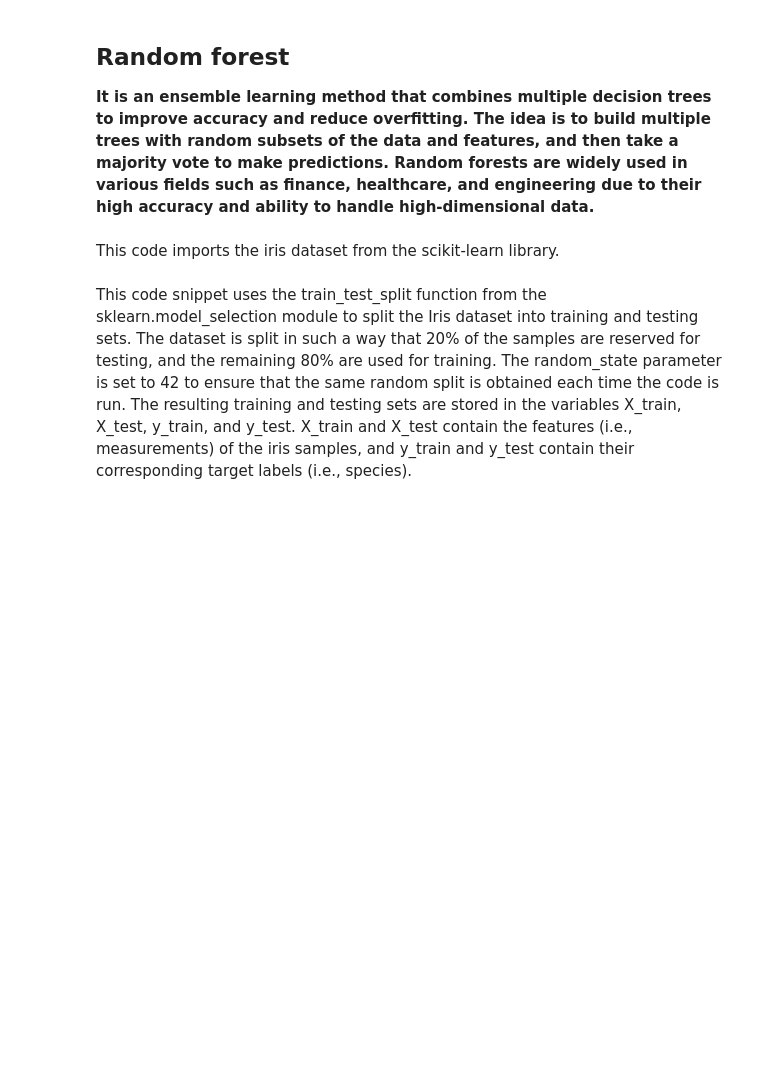
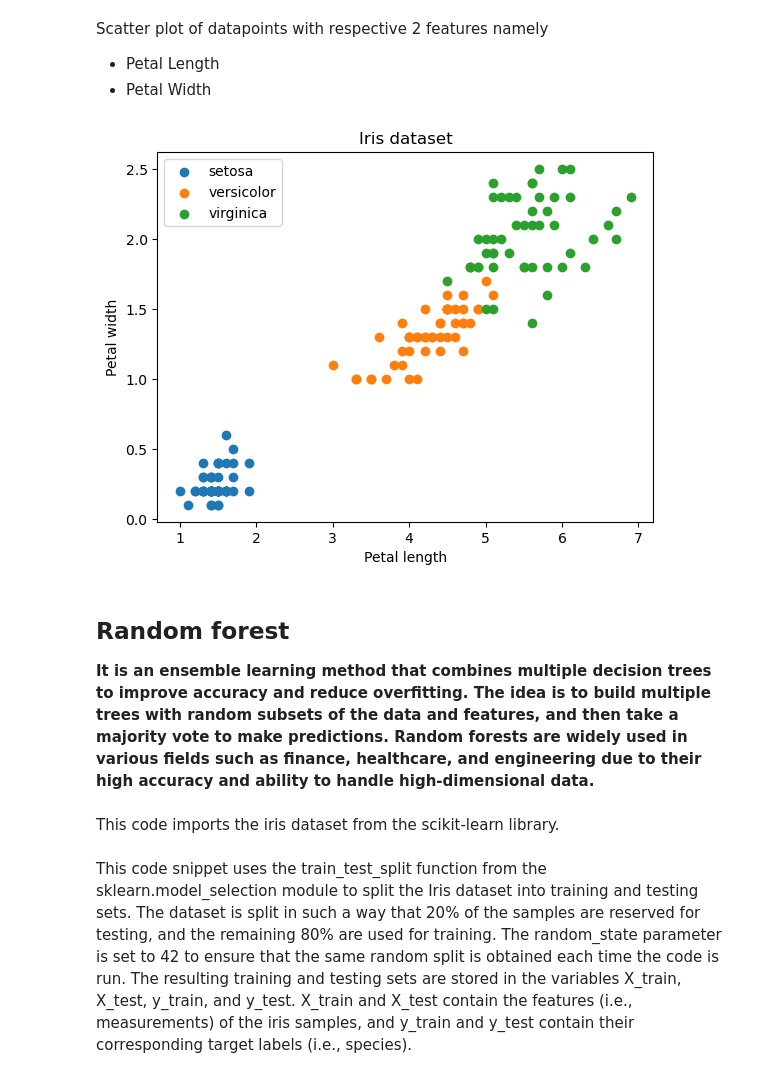
Before and after one commit to foobar41/Machine-Learning-assign, a Jupyter notebook: classification/classify_random_forest.ipynb, the cells around one changed output. Drawn from its saved outputs; the diff is of its cells as text; code cells hidden in the pictures; blank space fills up the shorter version.

```diff
--- a/classification/sklearn_random_forest.ipynb
+++ b/classification/classify_random_forest.ipynb
@@ -1,3 +52,22 @@
+# %% [markdown]
+Scatter plot of datapoints with respective 2 features namely
+ - Petal Length
+ - Petal Width
+# %%
+# Plot each class with different colors
+for i in range(iris.target_names.shape[0]):
+    plt.scatter(iris.data[iris.target==i, 2], iris.data[iris.target==i, 3], label=iris.target_names[i])
+
+# Set plot labels
+plt.xlabel('Petal length')
+plt.ylabel('Petal width')
+plt.title('Iris dataset')
+
+# Show plot
+plt.legend()
+plt.show()
+# %% [output]
+[figure, added]
 # %% [markdown]
 ## Random forest
 **It is an ensemble learning method that combines multiple decision trees to improve accuracy and reduce overfitting. The idea is to build multiple trees with random subsets of the data and features, and then take a majority vote to make predictions. Random forests are widely used in various fields such as finance, healthcare, and engineering due to their high accuracy and ability to handle high-dimensional data.**
```
Also changed, not shown: parts of 9 cells of this notebook, 12 other files.
